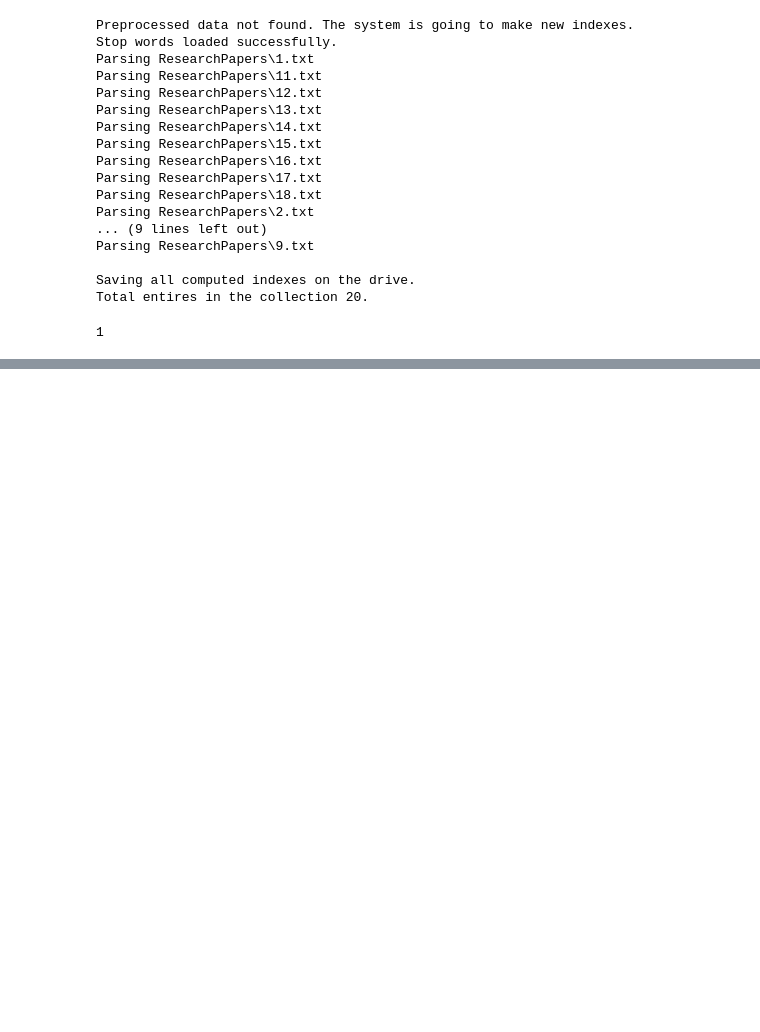
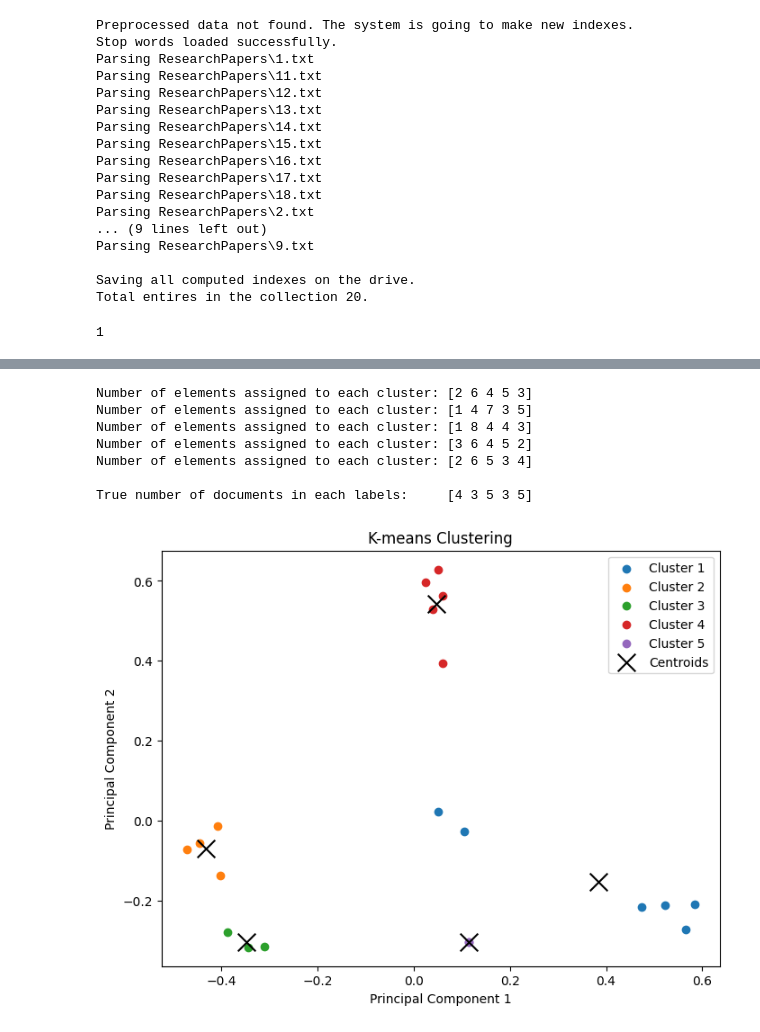
Before and after one commit to DineshDhanji/Text-Classification-and-Clustering, a Jupyter notebook: KMean.ipynb, the cells around one changed output, grey strips where cells are left out. Cells and saved outputs as stored; diff of their text form; code cells hidden in the pictures; blank space fills up the shorter version.

```diff
--- a/KMean.ipynb
+++ b/KMean.ipynb
@@ -46,17 +28,14 @@ Saving all computed indexes on the drive.
 Total entires in the collection 20.
 1
 # %%
+import numpy as np
+
 X = []
 doc_seq = []
 for i in vector_space_model.vsm_index:
     doc_seq.append(int(i[0]))
     X.append(i[1])
 y = vector_space_model.make_y(doc_seq=doc_seq)
-# X = np.array(X)
-
+X = np.array(X)
 X
-# from sklearn.preprocessing import Normalizer
-
-# transformer = Normalizer().fit(X)  # fit does nothing.
-# B = transformer.transform(X)
 # %% [output]
@@ -183,0 +55,54 @@ No artists with labels found to put in legend.  Note that artists whose label st
+# %%
+from sklearn.decomposition import PCA
+from sklearn.cluster import KMeans
+import matplotlib.pyplot as plt
+from sklearn.preprocessing import StandardScaler
+
+for seed in range(5):
+    kmeans = KMeans(
+        n_clusters=5,
+        max_iter=100,
+        n_init="auto",
+        random_state=seed,
+    ).fit(X)
+    cluster_ids, cluster_sizes = np.unique(kmeans.labels_, return_counts=True)
+    print(f"Number of elements assigned to each cluster: {cluster_sizes}")
+print()
+print(
+    "True number of documents in each labels:     "
+    f"[4 3 5 3 5]"
+)
+
+# fit_and_evaluate(kmeans, X_tfidf, name="KMeans\non tf-idf vectors")
+
+# Apply K-means clustering with the best K
+kmeans = KMeans(n_clusters=5, init='k-means++', n_init='auto', max_iter=300, tol=0.0001, verbose=0, random_state=None, copy_x=True, algorithm='lloyd')
+kmeans.fit(X)
+labels = kmeans.labels_
+
+
+pca = PCA(n_components=2).fit(X)
+data2D = pca.transform(X)
+centroids2D = pca.transform(kmeans.cluster_centers_)
+
+plt.figure(figsize=(8, 6))
+
+for i in range(5):
+    plt.scatter(data2D[labels == i, 0], data2D[labels == i, 1], label=f'Cluster {i+1}')
+
+plt.scatter(centroids2D[:, 0], centroids2D[:, 1], marker='x', s=200, c='black', label='Centroids')
+
+plt.title('K-means Clustering')
+plt.xlabel('Principal Component 1')
+plt.ylabel('Principal Component 2')
+plt.legend()
+plt.show()
+# %% [output]
+Number of elements assigned to each cluster: [2 6 4 5 3]
+Number of elements assigned to each cluster: [1 4 7 3 5]
+Number of elements assigned to each cluster: [1 8 4 4 3]
+Number of elements assigned to each cluster: [3 6 4 5 2]
+Number of elements assigned to each cluster: [2 6 5 3 4]
+
+True number of documents in each labels:     [4 3 5 3 5]
+[figure, added]
```
Also changed, not shown: parts of 3 cells of this notebook, 2 other files.
